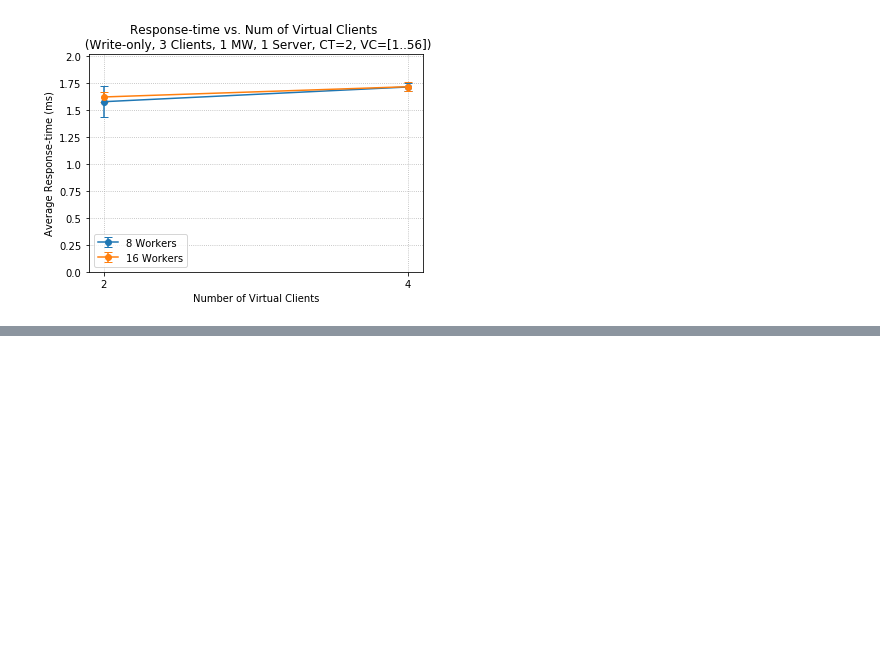
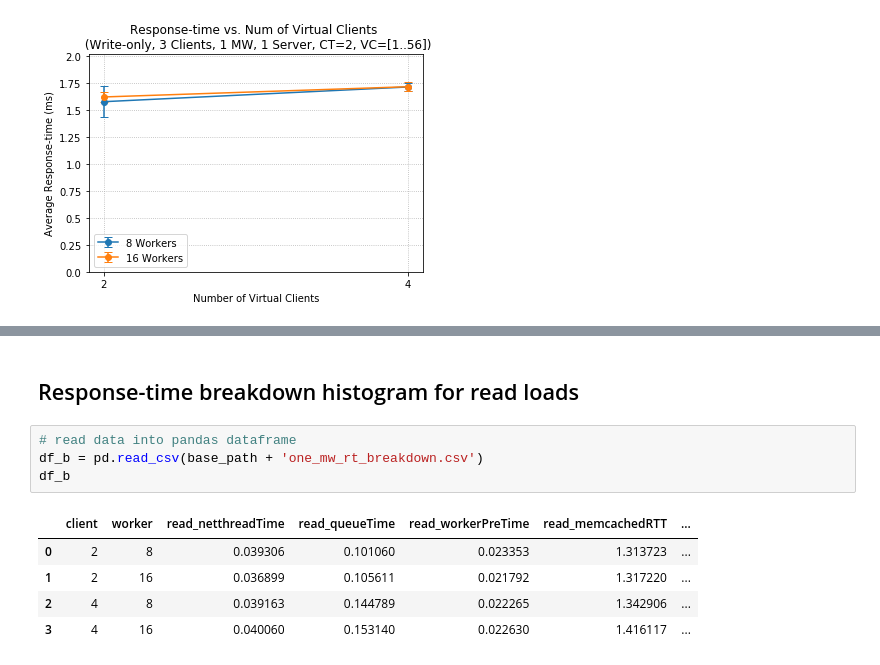
Before and after one commit to florianmorath/ASL_project, a Jupyter notebook: scripts/2_BaselineWithMW/plot_mw-logs_one_mw.ipynb, the cells around one changed output, grey strips where cells are left out. Cells and saved outputs as stored; diff of their text form; blank space fills up the shorter version.

```diff
--- a/scripts/2_BaselineWithMW/plot_mw-logs_one_mw.ipynb
+++ b/scripts/2_BaselineWithMW/plot_mw-logs_one_mw.ipynb
@@ -164,0 +235,12 @@ f.savefig("/Users/florianmorath/Desktop/ASL_project/scripts/2_BaselineWithMW/pro
+# %% [markdown]
+## Response-time breakdown histogram for read loads
+# %%
+# read data into pandas dataframe
+df_b = pd.read_csv(base_path + 'one_mw_rt_breakdown.csv')
+df_b
+# %% [output]
+|  | client | worker | read_netthreadTime | read_queueTime | read_workerPreTime | read_memcachedRTT | ... |
+| 0 | 2 | 8 | 0.039306 | 0.101060 | 0.023353 | 1.313723 | ... |
+| 1 | 2 | 16 | 0.036899 | 0.105611 | 0.021792 | 1.317220 | ... |
+| 2 | 4 | 8 | 0.039163 | 0.144789 | 0.022265 | 1.342906 | ... |
+| 3 | 4 | 16 | 0.040060 | 0.153140 | 0.022630 | 1.416117 | ... |
```
Also changed, not shown: parts of 6 cells of this notebook, 3 other files.
